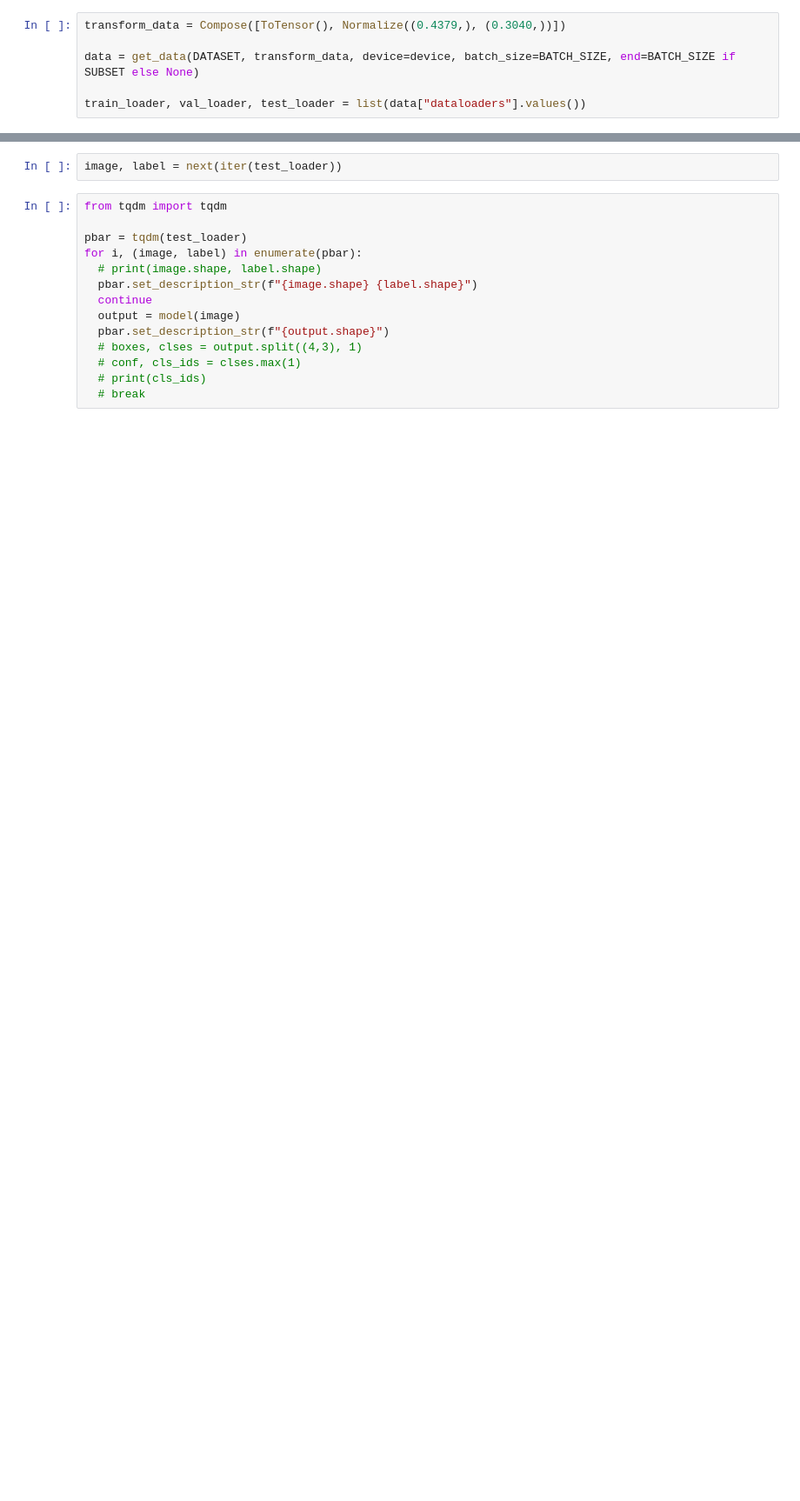
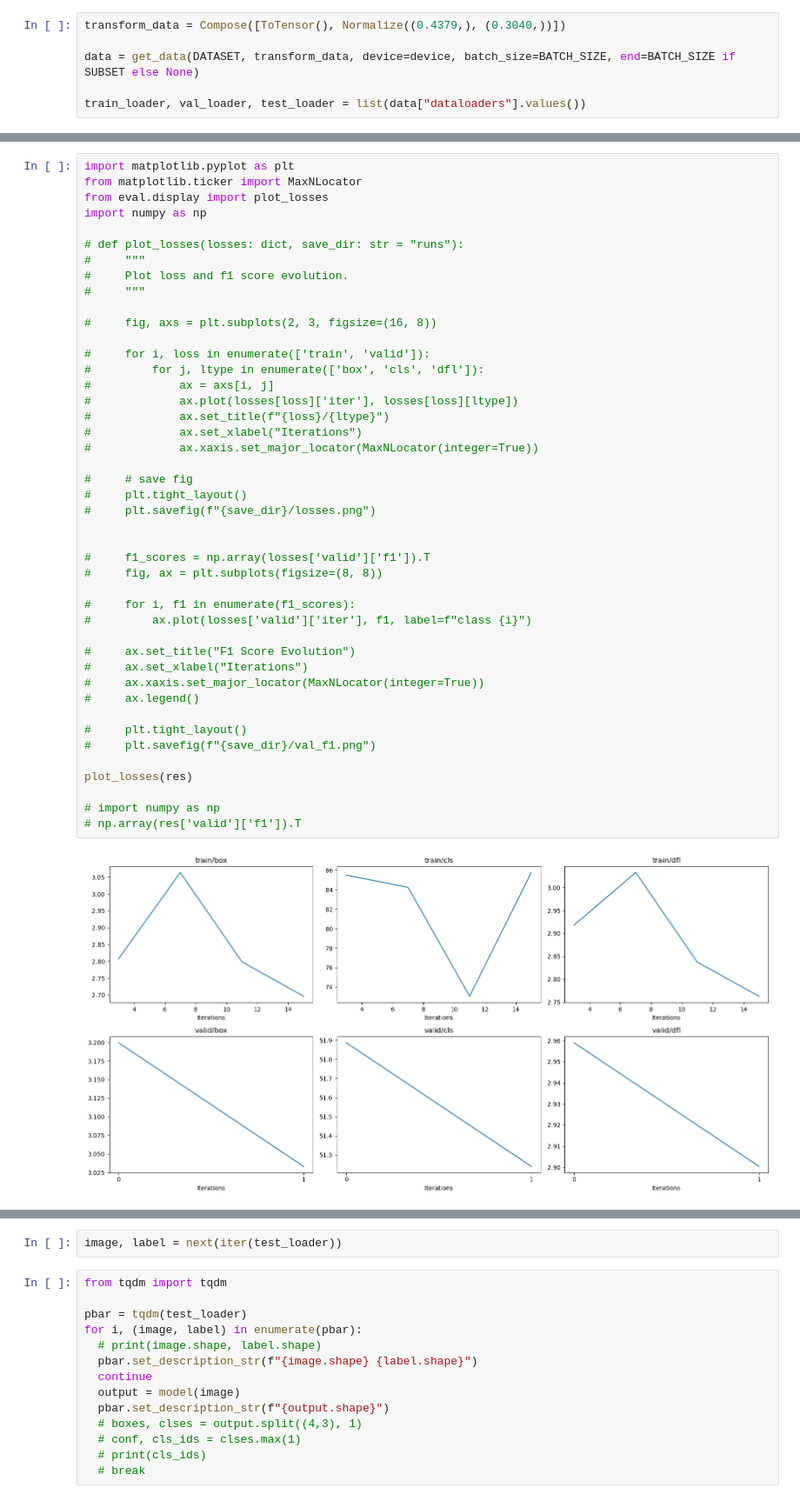
Before and after one commit to shaunnope/dl-fall-detection, a Jupyter notebook: dl-fall-detection/train.ipynb, the cells around one changed output, grey strips where cells are left out. Shown: that part at 87% size. Saved outputs shown, nothing was run; the diff lists cells and outputs as text; blank space fills up the shorter version.

```diff
--- a/dl-fall-detection/train.ipynb
+++ b/dl-fall-detection/train.ipynb
@@ -105,0 +40,46 @@ torch.save(model.state_dict(), 'model_softmax_v2.pt')
+# %%
+import matplotlib.pyplot as plt
+from matplotlib.ticker import MaxNLocator
+from eval.display import plot_losses
+import numpy as np
+
+# def plot_losses(losses: dict, save_dir: str = "runs"):
+#     """
+#     Plot loss and f1 score evolution.
+#     """
+
+#     fig, axs = plt.subplots(2, 3, figsize=(16, 8))
+
+#     for i, loss in enumerate(['train', 'valid']):
+#         for j, ltype in enumerate(['box', 'cls', 'dfl']):
+#             ax = axs[i, j]
+#             ax.plot(losses[loss]['iter'], losses[loss][ltype])
+#             ax.set_title(f"{loss}/{ltype}")
+#             ax.set_xlabel("Iterations")
+#             ax.xaxis.set_major_locator(MaxNLocator(integer=True))
+
+#     # save fig
+#     plt.tight_layout()
+#     plt.savefig(f"{save_dir}/losses.png")
+
+
+#     f1_scores = np.array(losses['valid']['f1']).T
+#     fig, ax = plt.subplots(figsize=(8, 8))
+
+#     for i, f1 in enumerate(f1_scores):
+#         ax.plot(losses['valid']['iter'], f1, label=f"class {i}")
+
+#     ax.set_title("F1 Score Evolution")
+#     ax.set_xlabel("Iterations")
+#     ax.xaxis.set_major_locator(MaxNLocator(integer=True))
+#     ax.legend()
+
+#     plt.tight_layout()
+#     plt.savefig(f"{save_dir}/val_f1.png")
+
+plot_losses(res)
+
+# import numpy as np
+# np.array(res['valid']['f1']).T
+# %% [output]
+[figure, added]
```
Also changed, not shown: parts of 52 cells of this notebook, 6 other files.
